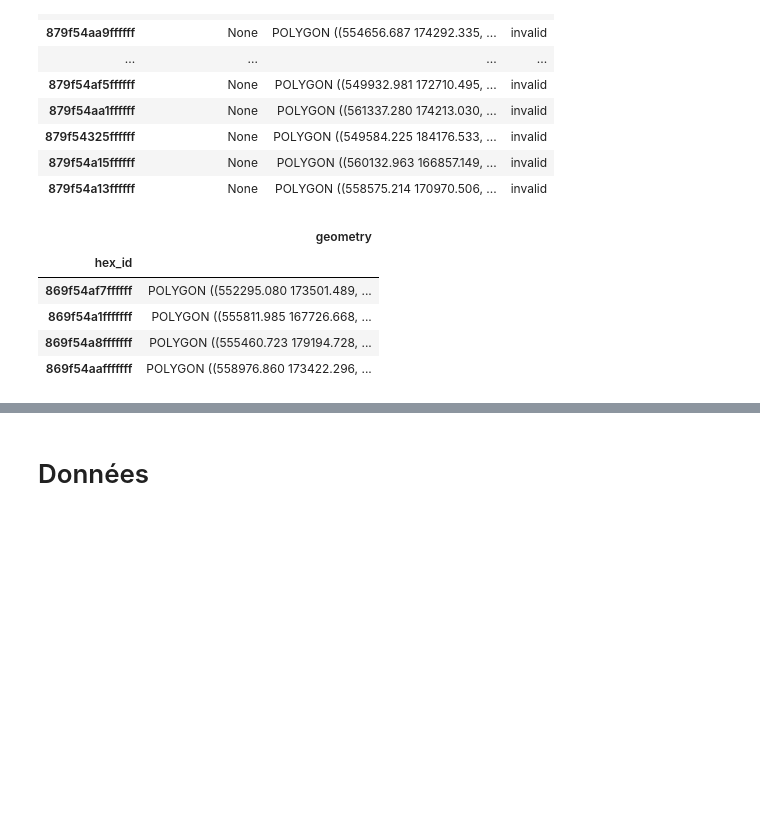
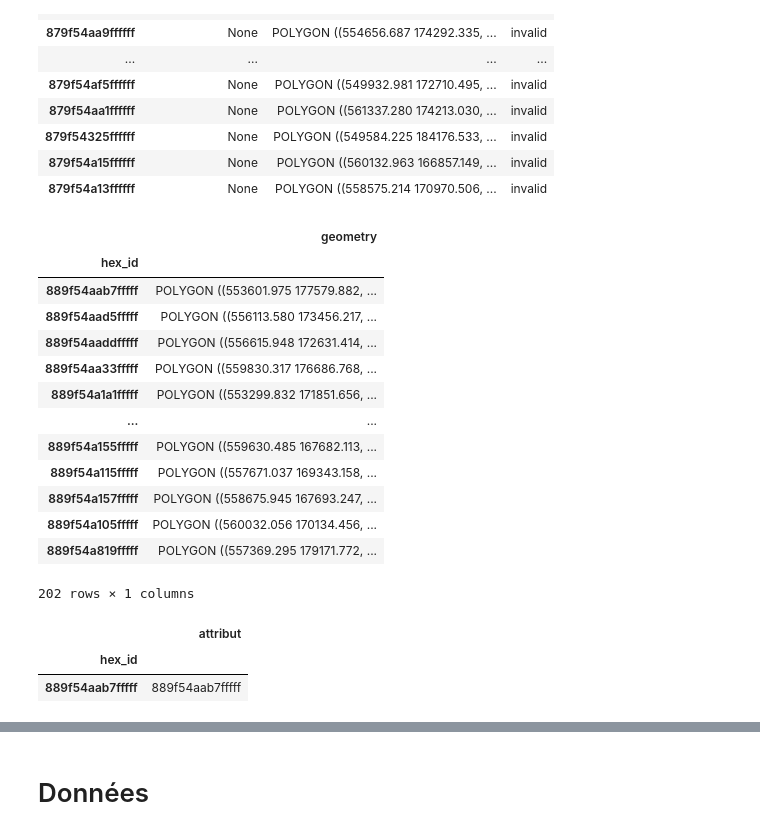
Before and after one commit to yougis/bilbo_H3, a Jupyter notebook: python/integrationDWH_partition_18_07.ipynb, the cells around one changed output, grey strips where cells are left out. Cells and saved outputs as stored; diff of their text form; code cells hidden in the pictures; blank space fills up the shorter version.

```diff
--- a/python/integrationDWH_partition_18_07.ipynb
+++ b/python/integrationDWH_partition_18_07.ipynb
@@ -865,11 +881,19 @@ compact_for_dask_use(h3fy(data_mos2014, 7), data_mos2014, "l_2014_n1", tx=comput
 | 879f54a15ffffff | None | POLYGON ((560132.963 166857.149, ... | invalid |
 | 879f54a13ffffff | None | POLYGON ((558575.214 170970.506, ... | invalid |
 # %%
-h3fy(data_mos2014,6)
+h3fy(data_mos2014,8)
 # %% [output]
 |  | geometry |
 | hex_id |  |
-| 869f54af7ffffff | POLYGON ((552295.080 173501.489, ... |
-| 869f54a1fffffff | POLYGON ((555811.985 167726.668, ... |
-| 869f54a8fffffff | POLYGON ((555460.723 179194.728, ... |
-| 869f54aafffffff | POLYGON ((558976.860 173422.296, ... |
+| 889f54aab7fffff | POLYGON ((553601.975 177579.882, ... |
+| 889f54aad5fffff | POLYGON ((556113.580 173456.217, ... |
+| 889f54aaddfffff | POLYGON ((556615.948 172631.414, ... |
+| 889f54aa33fffff | POLYGON ((559830.317 176686.768, ... |
+| 889f54a1a1fffff | POLYGON ((553299.832 171851.656, ... |
+| ... | ... |
+| 889f54a155fffff | POLYGON ((559630.485 167682.113, ... |
+| 889f54a115fffff | POLYGON ((557671.037 169343.158, ... |
+| 889f54a157fffff | POLYGON ((558675.945 167693.247, ... |
+| 889f54a105fffff | POLYGON ((560032.056 170134.456, ... |
+| 889f54a819fffff | POLYGON ((557369.295 179171.772, ... |
+202 rows × 1 columns
@@ -878,3 +906,9 @@ hex_13 = to_children(pd.DataFrame({'hex_id':'869f54af7ffffff'},index=['869f54af7
+# %%
+hex_8
+# %% [output]
+|  | attribut |
+| hex_id |  |
+| 889f54aab7fffff | 889f54aab7fffff |
 # %%
 hex_13
 # %% [output]
```
Also changed, not shown: parts of 8 cells of this notebook, 9 other files.
